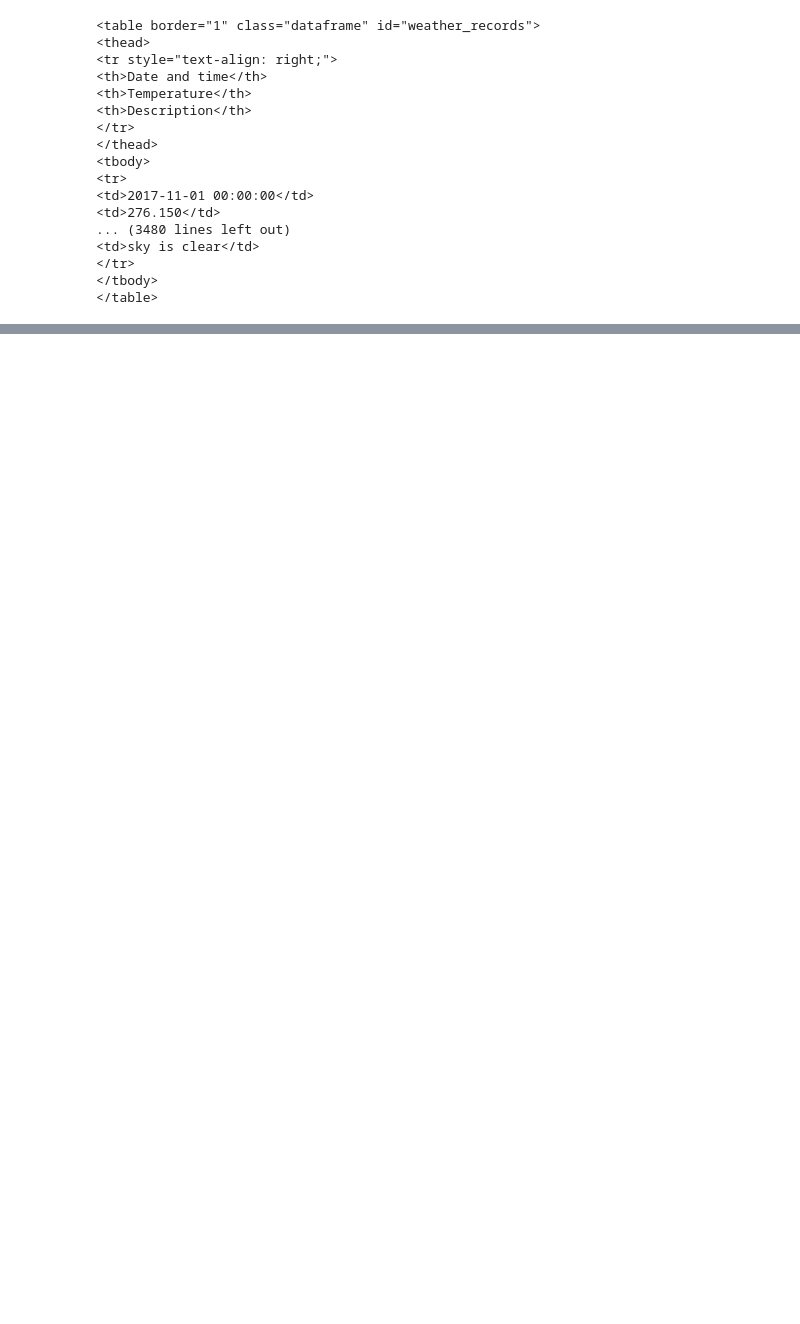
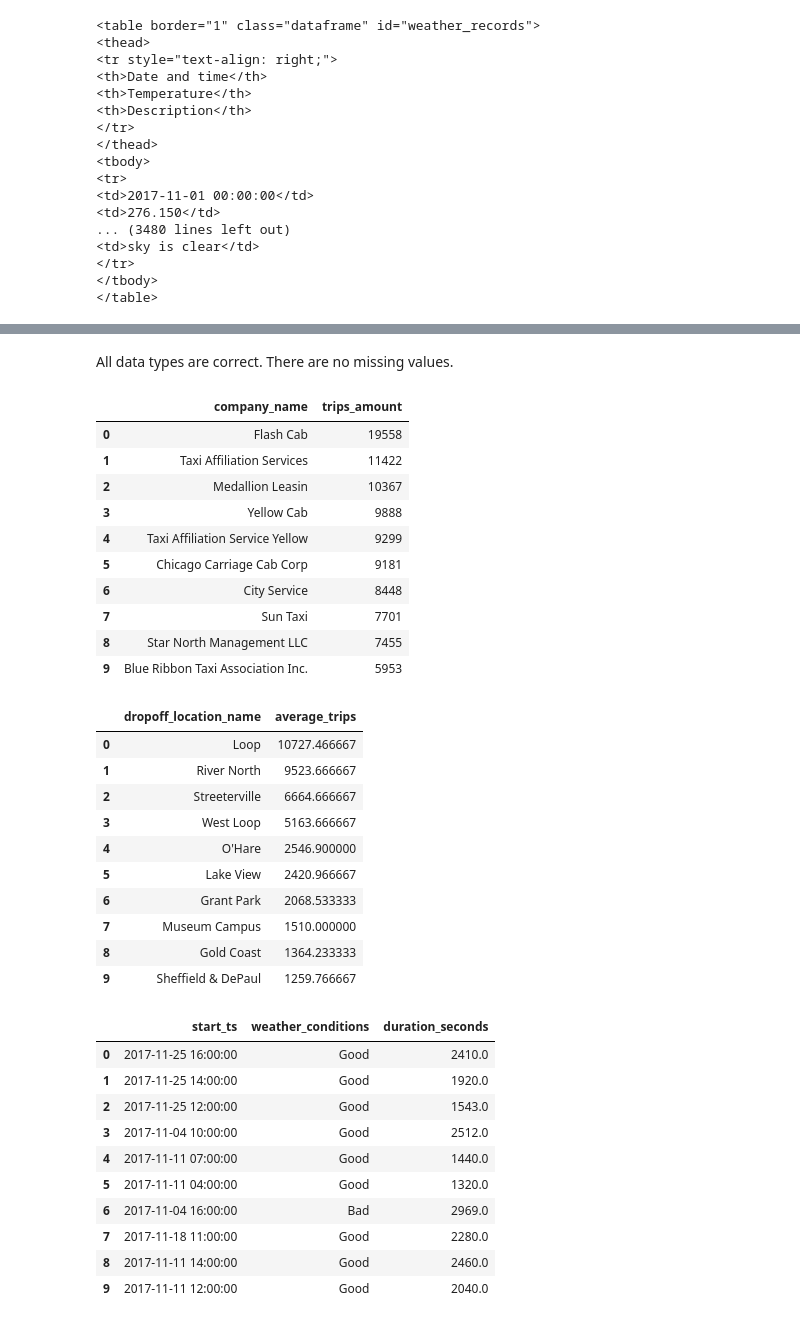
Before and after one commit to kellyshreeve/AB-testing-rides-analysis, a Jupyter notebook: Analysis.ipynb, the cells around one changed output, grey strips where cells are left out. Cells and saved outputs as stored; diff of their text form; code cells hidden in the pictures; blank space fills up the shorter version.

```diff
--- a/Analysis.ipynb
+++ b/Analysis.ipynb
@@ -34,0 +77,5 @@ print(table)
+# %%
+# Read in data from files
+company = pd.read_csv('Users/kellyshreeve/Desktop/Data-Sets/moved_project_sql_result_01.csv')
+neighborhood = pd.read_csv('Users/kellyshreeve/Desktop/Data-Sets/moved_project_sql_result_04.csv')
+weather = pd.read_csv('Users/kellyshreeve/Desktop/Data-Sets/moved_project_sql_result_07.csv')
@@ -34,0 +119,41 @@ print(table)
+# %% [markdown]
+All data types are correct. There are no missing values.
+# %%
+# Print sample of rows for each data frame
+display(company.head(10))
+display(neighborhood.head(10))
+display(weather.head(10))
+# %% [output]
+|  | company_name | trips_amount |
+| 0 | Flash Cab | 19558 |
+| 1 | Taxi Affiliation Services | 11422 |
+| 2 | Medallion Leasin | 10367 |
+| 3 | Yellow Cab | 9888 |
+| 4 | Taxi Affiliation Service Yellow | 9299 |
+| 5 | Chicago Carriage Cab Corp | 9181 |
+| 6 | City Service | 8448 |
+| 7 | Sun Taxi | 7701 |
+| 8 | Star North Management LLC | 7455 |
+| 9 | Blue Ribbon Taxi Association Inc. | 5953 |
+|  | dropoff_location_name | average_trips |
+| 0 | Loop | 10727.466667 |
+| 1 | River North | 9523.666667 |
+| 2 | Streeterville | 6664.666667 |
+| 3 | West Loop | 5163.666667 |
+| 4 | O'Hare | 2546.900000 |
+| 5 | Lake View | 2420.966667 |
+| 6 | Grant Park | 2068.533333 |
+| 7 | Museum Campus | 1510.000000 |
+| 8 | Gold Coast | 1364.233333 |
+| 9 | Sheffield & DePaul | 1259.766667 |
+|  | start_ts | weather_conditions | duration_seconds |
+| 0 | 2017-11-25 16:00:00 | Good | 2410.0 |
+| 1 | 2017-11-25 14:00:00 | Good | 1920.0 |
+| 2 | 2017-11-25 12:00:00 | Good | 1543.0 |
+| 3 | 2017-11-04 10:00:00 | Good | 2512.0 |
+| 4 | 2017-11-11 07:00:00 | Good | 1440.0 |
+| 5 | 2017-11-11 04:00:00 | Good | 1320.0 |
+| 6 | 2017-11-04 16:00:00 | Bad | 2969.0 |
+| 7 | 2017-11-18 11:00:00 | Good | 2280.0 |
+| 8 | 2017-11-11 14:00:00 | Good | 2460.0 |
+| 9 | 2017-11-11 12:00:00 | Good | 2040.0 |
```
Also changed, not shown: parts of 19 cells of this notebook.
